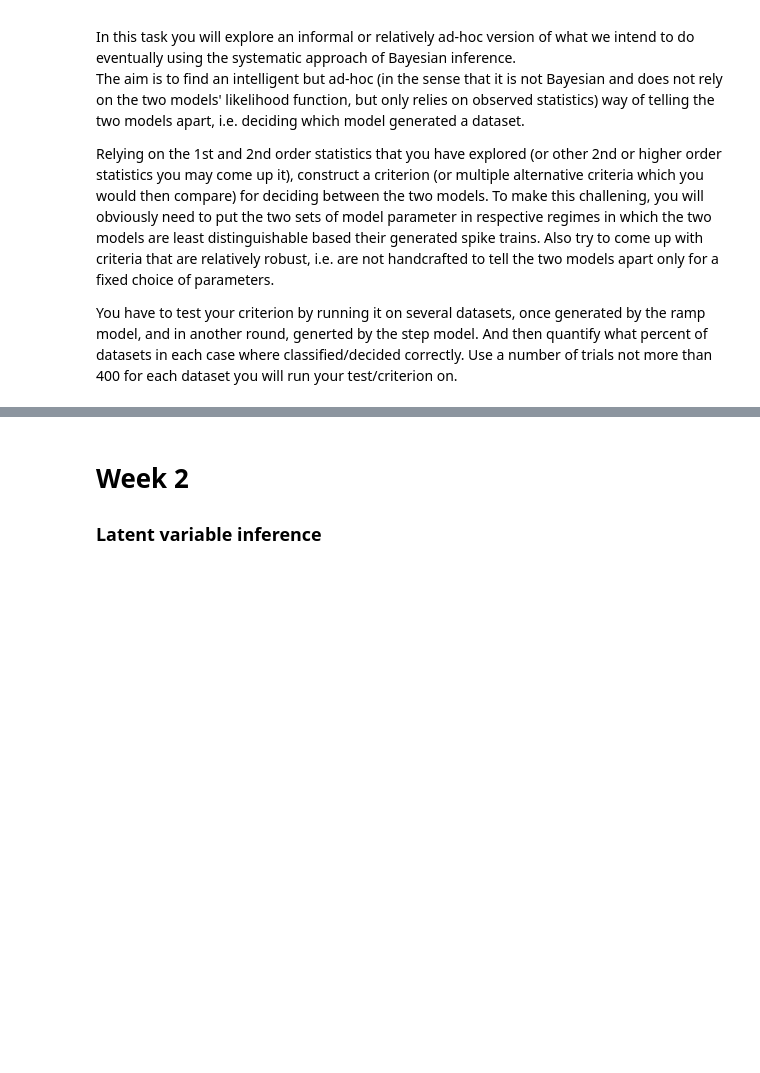
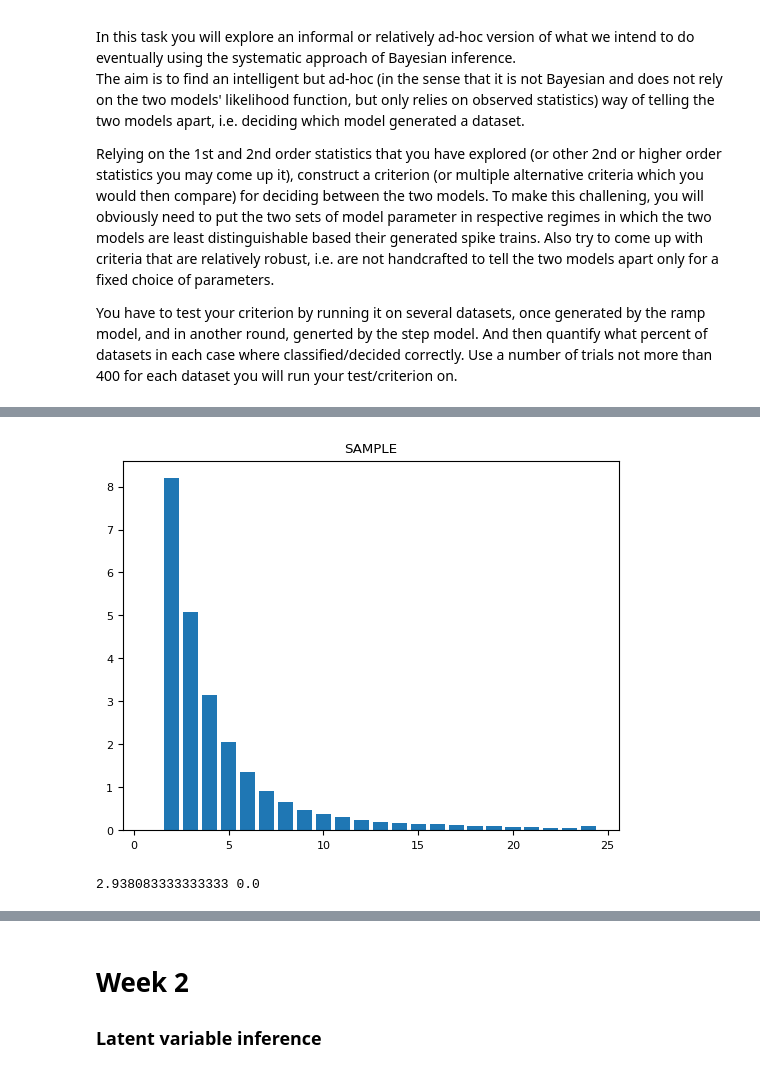
Before and after one commit to eduardburlacu/Statistics, a Jupyter notebook: (Main)_GG3_project.ipynb, the cells around one changed output, grey strips where cells are left out. Saved outputs shown, nothing was run; the diff lists cells and outputs as text; code cells hidden in the pictures; blank space fills up the shorter version.

```diff
--- a/(Main)_GG3_project.ipynb
+++ b/(Main)_GG3_project.ipynb
@@ -605,3 +648,18 @@ And then quantify what percent of datasets in each case where classified/decided
+# %%
+sample_spikes = step_model.simulate(400, 100)[0]
+isi = calculate_ISI_hist(spikes_r)
+plt.bar(bins[1:],np.mean(isi_s,axis=0))
+plt.title("SAMPLE")
+plt.show()
+#e_s =
+#e_r = isi - isi_r
+print(
+    (np.square(isi- isi_s)).mean(),
+    (np.square(isi- isi_r)).mean()
+    )
+# %% [output]
+[figure, added]
+2.938083333333333 0.0
 # %%
 """
 Given a spike train, we empirically estimate the
```
Also changed, not shown: parts of 16 cells of this notebook.
